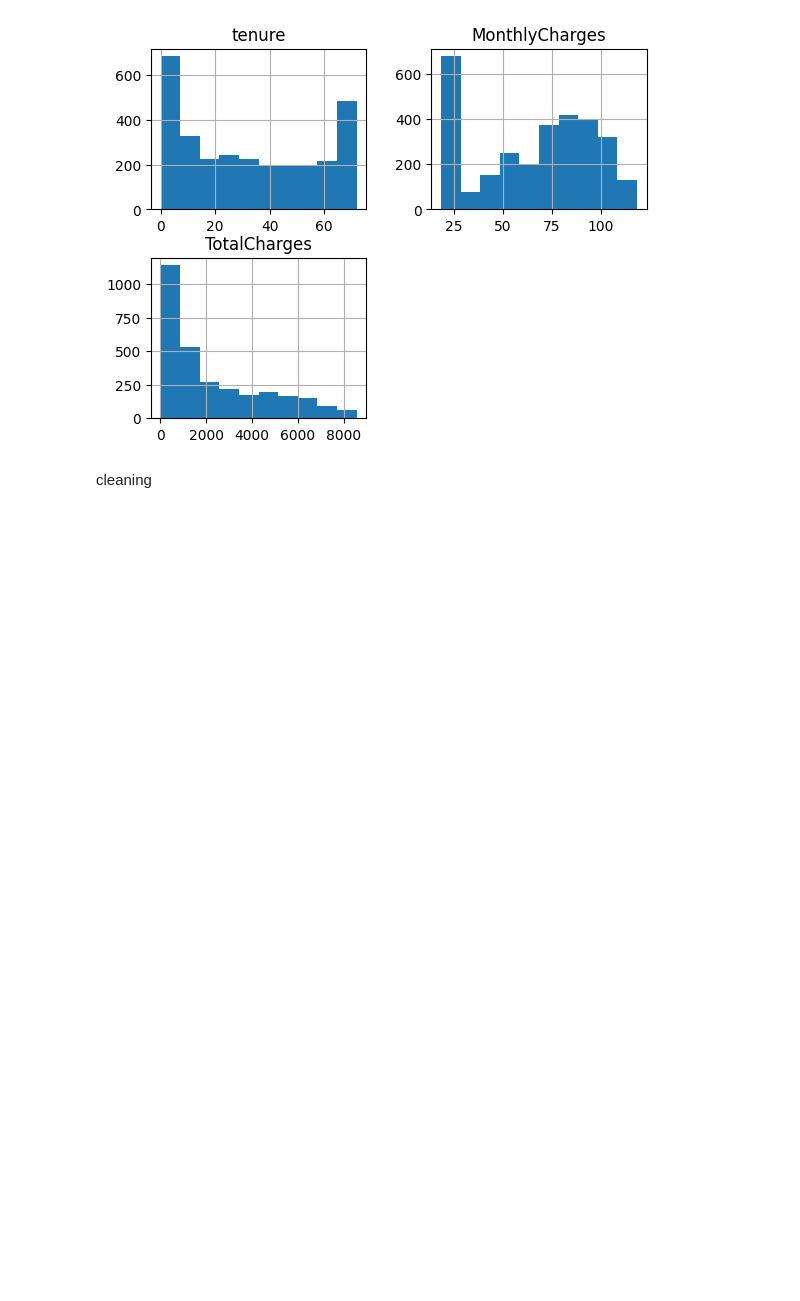
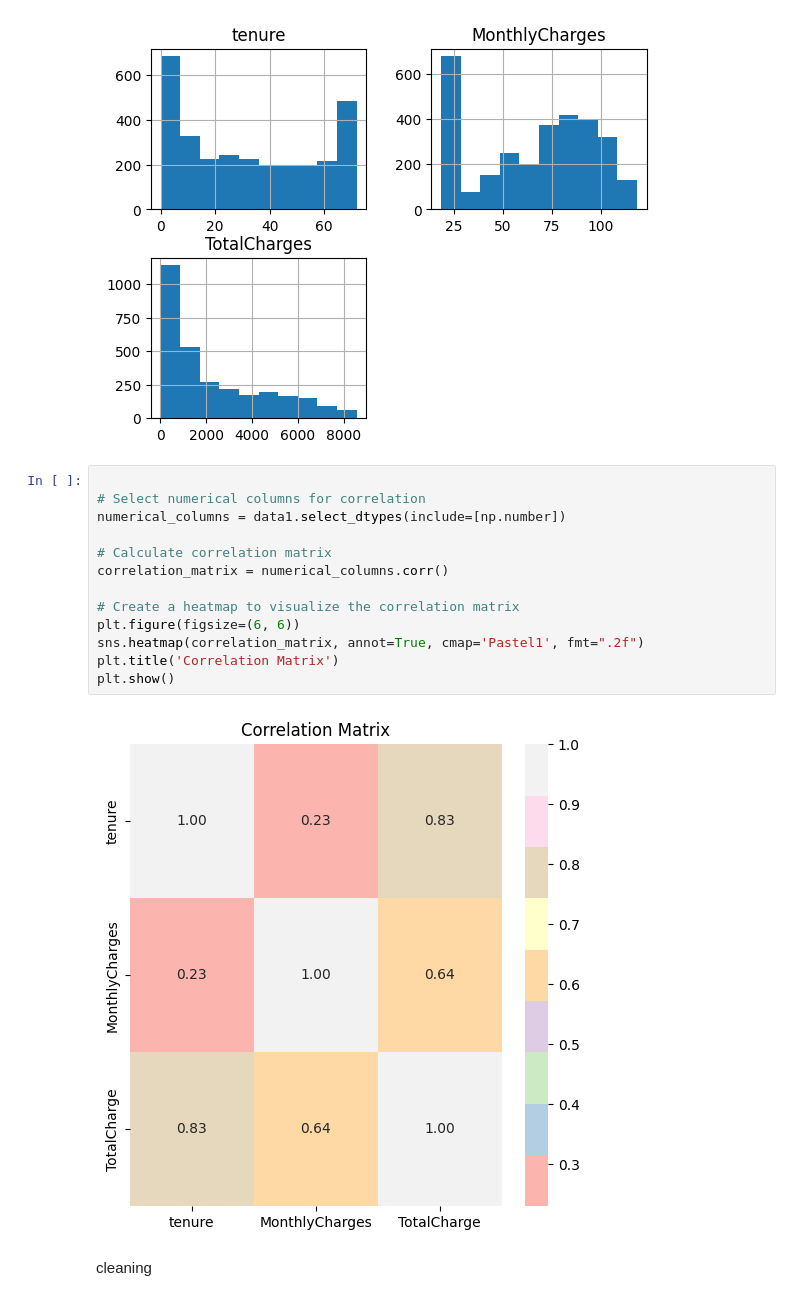
Before and after one commit to analystdee/lp2_customer_churn_prediction, a Jupyter notebook: file.ipynb, the cells around one changed output. Saved outputs shown, nothing was run; the diff lists cells and outputs as text; blank space fills up the shorter version.

```diff
--- a/file.ipynb
+++ b/file.ipynb
@@ -264,6 +398,21 @@ array([[<Axes: title={'center': 'tenure'}>,
         <Axes: title={'center': 'MonthlyCharges'}>],
        [<Axes: title={'center': 'TotalCharges'}>, <Axes: >]], dtype=object)
 [figure]
+# %%
+
+# Select numerical columns for correlation
+numerical_columns = data1.select_dtypes(include=[np.number])
+
+# Calculate correlation matrix
+correlation_matrix = numerical_columns.corr()
+
+# Create a heatmap to visualize the correlation matrix
+plt.figure(figsize=(6, 6))
+sns.heatmap(correlation_matrix, annot=True, cmap='Pastel1', fmt=".2f")
+plt.title('Correlation Matrix')
+plt.show()
+# %% [output]
+[figure, added]
 # %% [markdown]
 cleaning
 # %% [markdown]
```
Also changed, not shown: parts of 48 cells of this notebook.
